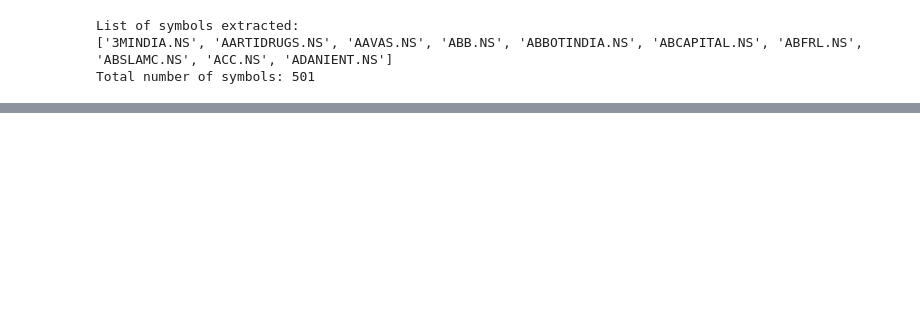
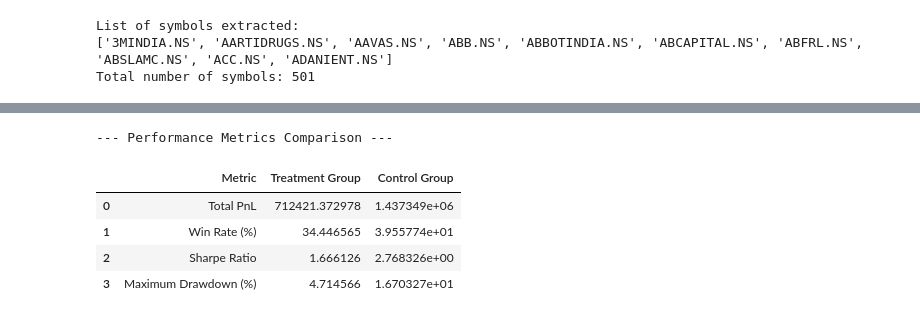
Before and after one commit to l0ller/momentum-stratergy-backtest, a Jupyter notebook: momentum-strat-backtest.ipynb, the cells around one changed output, grey strips where cells are left out. Cells and saved outputs as stored; diff of their text form; code cells hidden in the pictures; blank space fills up the shorter version.

```diff
--- a/momentum-strat-backtest.ipynb
+++ b/momentum-strat-backtest.ipynb
@@ -869,0 +1160,66 @@ Overall Backtest Summary:
+# %%
+# 1. Calculate Sharpe Ratio for the control group
+# Calculate daily portfolio value changes for the control group
+control_accounts_df['daily_return'] = control_accounts_df['total_portfolio_value'].pct_change().fillna(0)
+
+# Use the same annualization factor calculated for the treatment group
+# Ensure control_accounts_df is not empty before calculating time span
+if not control_accounts_df.empty:
+    control_time_span_years = (control_accounts_df.index[-1] - control_accounts_df.index[0]).days / 365.25
+    control_annualization_factor = len(control_accounts_df) / control_time_span_years if control_time_span_years > 0 else 252
+else:
+    control_annualization_factor = 252 # Fallback if control_accounts_df is empty
+
+
+if not control_accounts_df.empty and control_accounts_df['daily_return'].std() != 0 and control_annualization_factor > 0:
+    control_sharpe_ratio = control_accounts_df['daily_return'].mean() / control_accounts_df['daily_return'].std() * math.sqrt(control_annualization_factor)
+else:
+    control_sharpe_ratio = 0.0
+
+# 2. Calculate win rate for the control group
+total_control_trades = control_trades_df.shape[0] if not control_trades_df.empty else 0
+control_wins = control_trades_df[control_trades_df['pnl'] > 0].shape[0] if not control_trades_df.empty else 0
+control_losses = control_trades_df[control_trades_df['pnl'] <= 0].shape[0] if not control_trades_df.empty else 0
+control_winrate = (control_wins / total_control_trades * 100) if total_control_trades else 0.0
+
+# 3. Calculate total PnL for the control group
+total_control_pnl = control_trades_df['pnl'].sum() if not control_trades_df.empty else 0.0
+
+# 4. Calculate maximum drawdown for both groups
+
+def calculate_max_drawdown(account_values):
+    """Calculates the maximum drawdown of a time series of account values."""
+    if account_values.empty:
+        return 0.0
+    peak = account_values.iloc[0]
+    max_drawdown = 0.0
+    for value in account_values:
+        if value > peak:
+            peak = value
+        drawdown = (peak - value) / peak if peak != 0 else 0.0
+        max_drawdown = max(max_drawdown, drawdown)
+    return max_drawdown
+
+treatment_max_drawdown = calculate_max_drawdown(accounts_df['total_portfolio_value'])
+control_max_drawdown = calculate_max_drawdown(control_accounts_df['total_portfolio_value'])
+
+
+# 5. Create a dictionary or DataFrame to store and display the calculated performance metrics
+performance_metrics = {
+    'Metric': ['Total PnL', 'Win Rate (%)', 'Sharpe Ratio', 'Maximum Drawdown (%)'],
+    'Treatment Group': [total_pnl_overall, winrate_overall, sharpe_ratio, treatment_max_drawdown * 100],
+    'Control Group': [total_control_pnl, control_winrate, control_sharpe_ratio, control_max_drawdown * 100]
+}
+
+performance_df = pd.DataFrame(performance_metrics)
+
+# 6. Print or display the comparison of the performance metrics
+print("\n--- Performance Metrics Comparison ---")
+display(performance_df)
+# %% [output]
+--- Performance Metrics Comparison ---
+|  | Metric | Treatment Group | Control Group |
+| 0 | Total PnL | 712421.372978 | 1.437349e+06 |
+| 1 | Win Rate (%) | 34.446565 | 3.955774e+01 |
+| 2 | Sharpe Ratio | 1.666126 | 2.768326e+00 |
+| 3 | Maximum Drawdown (%) | 4.714566 | 1.670327e+01 |
```
Also changed, not shown: parts of 16 cells of this notebook.
